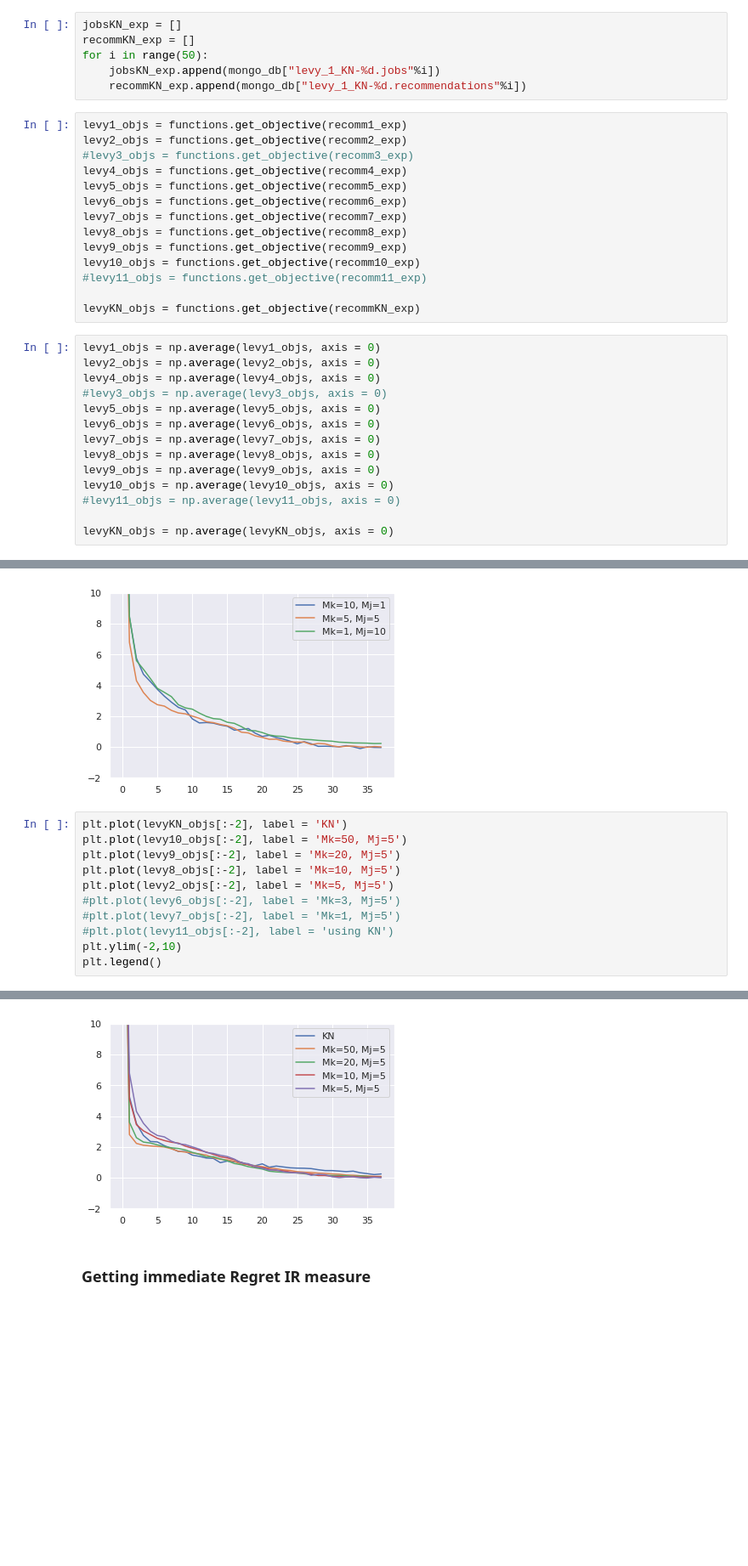
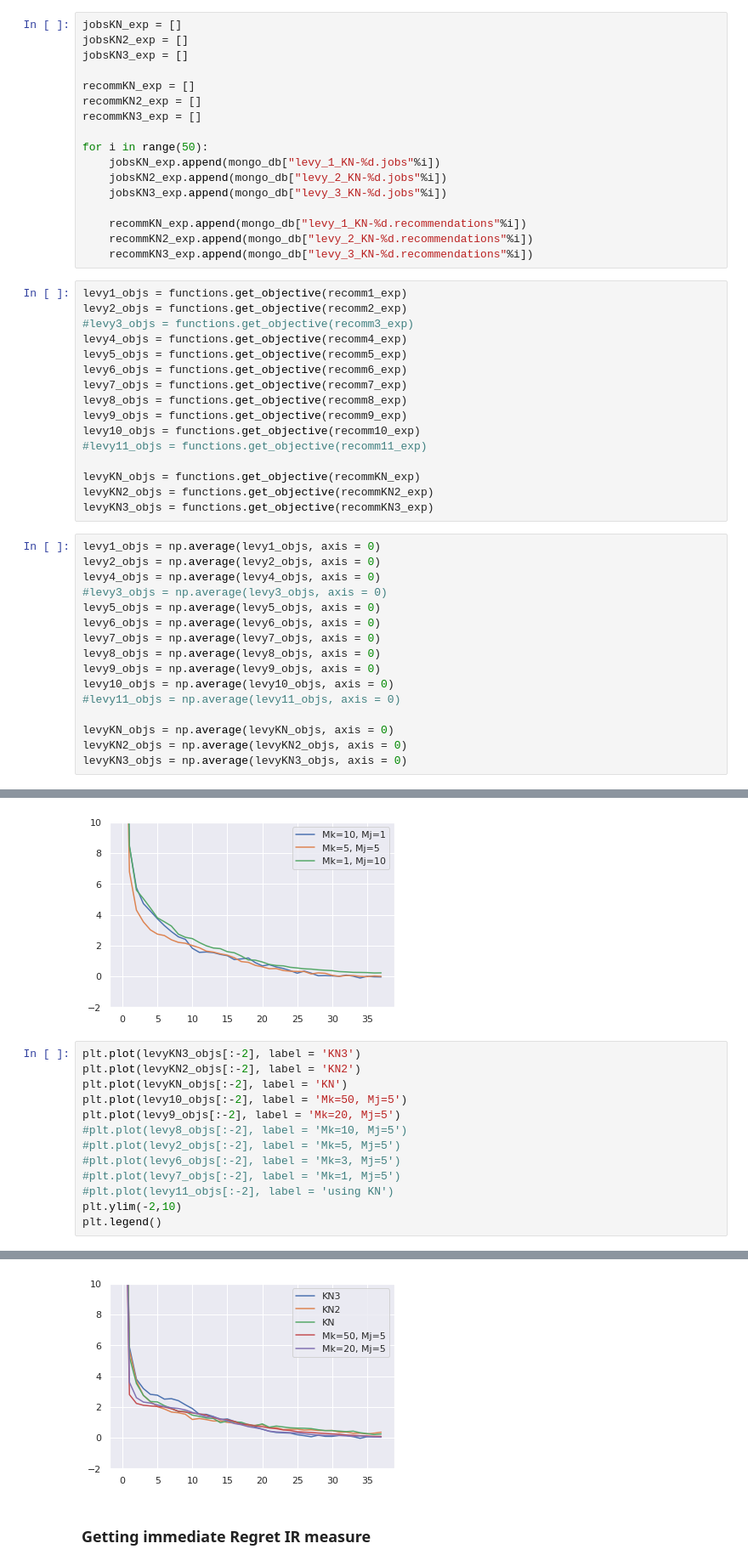
Before and after one commit to kkh8676/opt_functions, a Jupyter notebook: discretize_level_vs_Mk_Mj_for_levy.ipynb, the cells around one changed output, grey strips where cells are left out. Shown at 85% size. Drawn from its saved outputs; the diff is of its cells as text; blank space fills up the shorter version.

```diff
--- a/discretize_level_vs_Mk_Mj_for_levy.ipynb
+++ b/discretize_level_vs_Mk_Mj_for_levy.ipynb
@@ -93,10 +93,21 @@ for i in range(100):
     #recomm11_exp.append(mongo_db["levy_11_KN-%d.recommendations"%i])
 # %%
 jobsKN_exp = []
+jobsKN2_exp = []
+jobsKN3_exp = []
+
 recommKN_exp = []
+recommKN2_exp = []
+recommKN3_exp = []
+
 for i in range(50):
     jobsKN_exp.append(mongo_db["levy_1_KN-%d.jobs"%i])
+    jobsKN2_exp.append(mongo_db["levy_2_KN-%d.jobs"%i])
+    jobsKN3_exp.append(mongo_db["levy_3_KN-%d.jobs"%i])
+
     recommKN_exp.append(mongo_db["levy_1_KN-%d.recommendations"%i])
+    recommKN2_exp.append(mongo_db["levy_2_KN-%d.recommendations"%i])
+    recommKN3_exp.append(mongo_db["levy_3_KN-%d.recommendations"%i])
 # %%
 levy1_objs = functions.get_objective(recomm1_exp)
 levy2_objs = functions.get_objective(recomm2_exp)
@@ -111,6 +122,8 @@ levy10_objs = functions.get_objective(recomm10_exp)
 #levy11_objs = functions.get_objective(recomm11_exp)
 
 levyKN_objs = functions.get_objective(recommKN_exp)
+levyKN2_objs = functions.get_objective(recommKN2_exp)
+levyKN3_objs = functions.get_objective(recommKN3_exp)
 # %%
 levy1_objs = np.average(levy1_objs, axis = 0)
 levy2_objs = np.average(levy2_objs, axis = 0)
@@ -125,6 +138,8 @@ levy10_objs = np.average(levy10_objs, axis = 0)
 #levy11_objs = np.average(levy11_objs, axis = 0)
 
 levyKN_objs = np.average(levyKN_objs, axis = 0)
+levyKN2_objs = np.average(levyKN2_objs, axis = 0)
+levyKN3_objs = np.average(levyKN3_objs, axis = 0)
 # %%
 plt.plot(levy1_objs[:-2], label = 'Mk=10, Mj=1')
 plt.plot(levy2_objs[:-2], label = 'Mk=5, Mj=5')
@@ -135,19 +150,21 @@ plt.legend()
 <matplotlib.legend.Legend at 0x...>
 [figure]
 # %%
+plt.plot(levyKN3_objs[:-2], label = 'KN3')
+plt.plot(levyKN2_objs[:-2], label = 'KN2')
 plt.plot(levyKN_objs[:-2], label = 'KN')
 plt.plot(levy10_objs[:-2], label = 'Mk=50, Mj=5')
 plt.plot(levy9_objs[:-2], label = 'Mk=20, Mj=5')
-plt.plot(levy8_objs[:-2], label = 'Mk=10, Mj=5')
-plt.plot(levy2_objs[:-2], label = 'Mk=5, Mj=5')
+#plt.plot(levy8_objs[:-2], label = 'Mk=10, Mj=5')
+#plt.plot(levy2_objs[:-2], label = 'Mk=5, Mj=5')
 #plt.plot(levy6_objs[:-2], label = 'Mk=3, Mj=5')
 #plt.plot(levy7_objs[:-2], label = 'Mk=1, Mj=5')
 #plt.plot(levy11_objs[:-2], label = 'using KN')
 plt.ylim(-2,10)
 plt.legend()
 # %% [output]
 <matplotlib.legend.Legend at 0x...>
-[figure, old version]
+[figure, new version]
 # %% [markdown]
 ### Getting immediate Regret IR measure
 # %%
```
Also changed, not shown: parts of 6 cells of this notebook.
